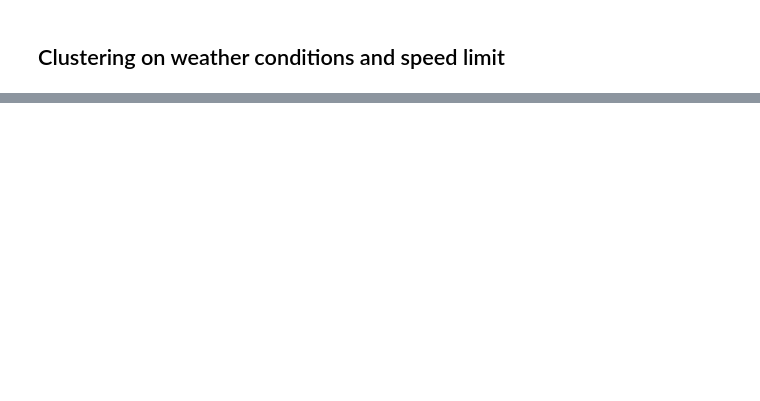
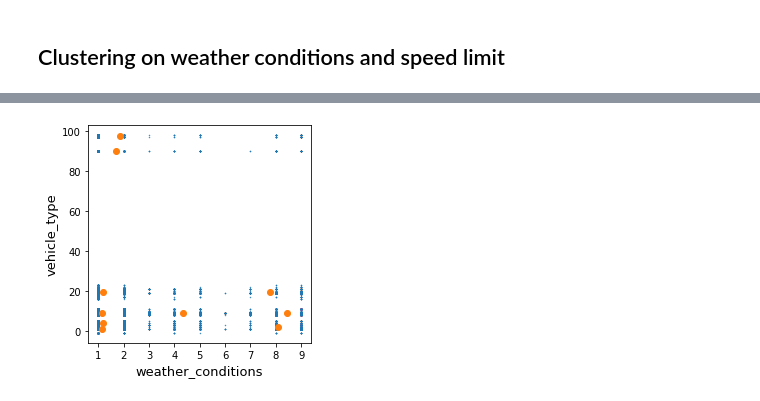
Before and after one commit to jakegodsall/road-traffic-accidents-2019, a Jupyter notebook: notebooks/clustering.ipynb, the cells around one changed output, grey strips where cells are left out. Drawn from its saved outputs; the diff is of its cells as text; code cells hidden in the pictures; blank space fills up the shorter version.

```diff
--- a/notebooks/clustering.ipynb
+++ b/notebooks/clustering.ipynb
@@ -155,0 +184,5 @@ plt.show()
+# %%
+# clustering on weather conditions and vehicle type
+clusterer(avc, 'weather_conditions', 'vehicle_type', 10)
+# %% [output]
+[figure, added]
```
Also changed, not shown: parts of 11 cells of this notebook.
